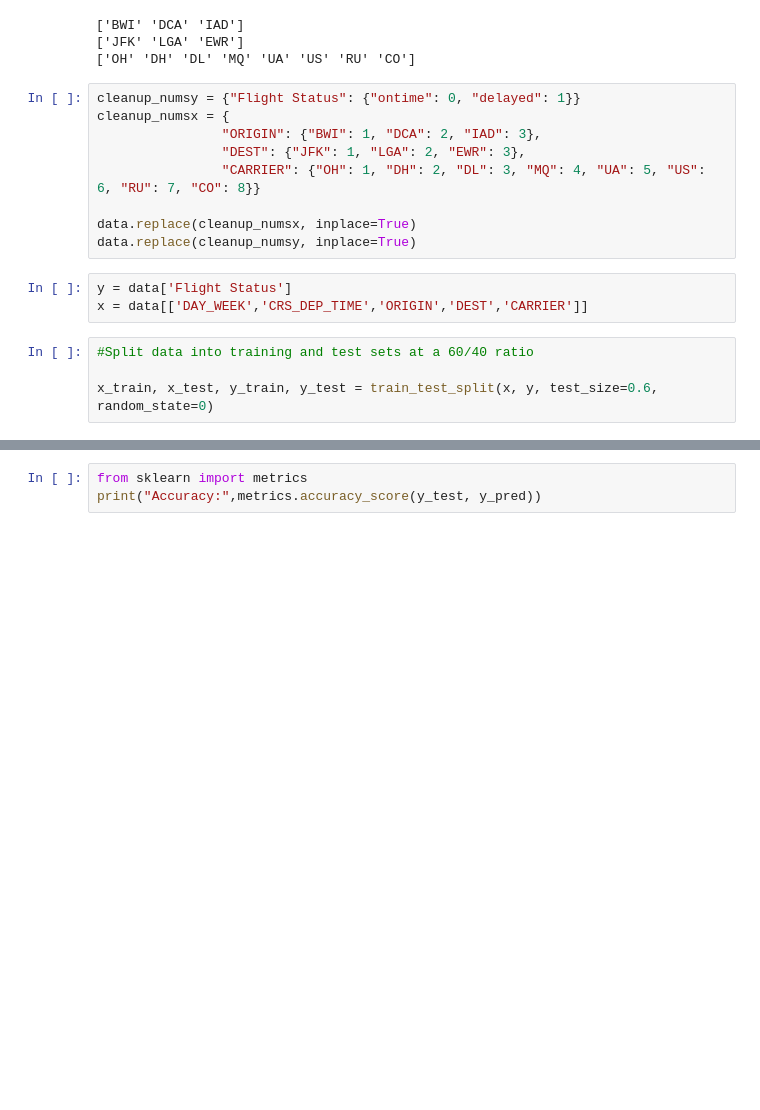
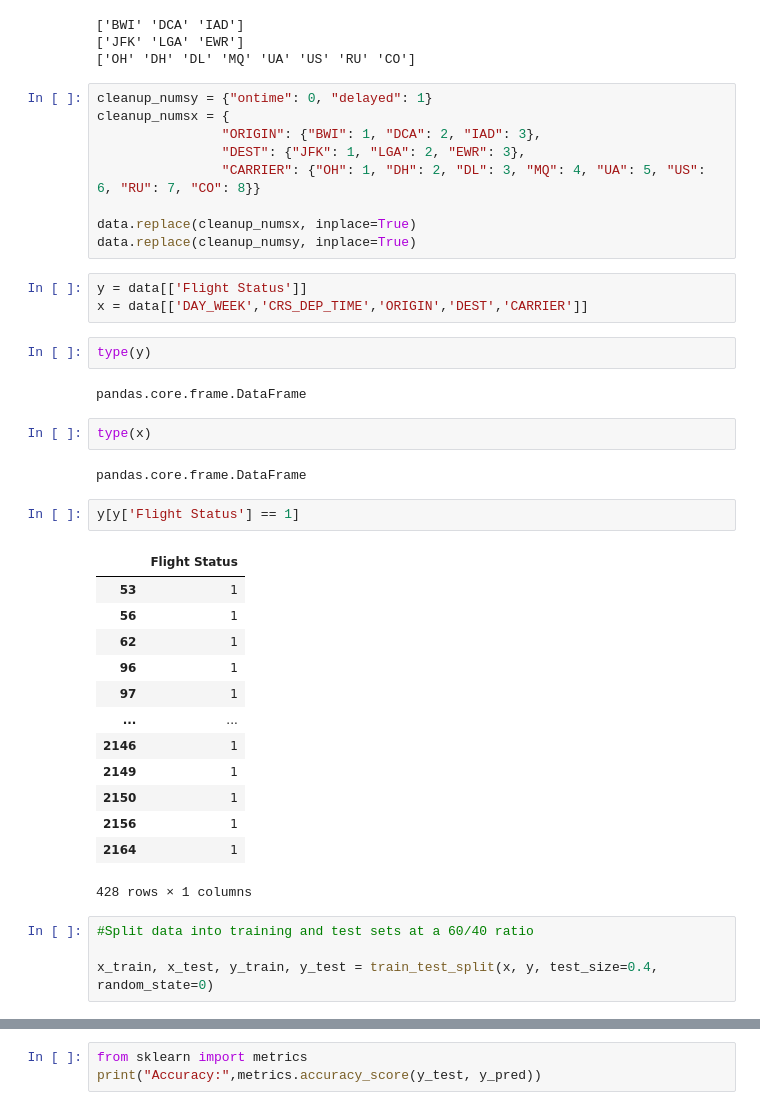
Before and after one commit to ErkCurley/Eric_ML, a Jupyter notebook: Assignment 3/Assignment 3.ipynb, the cells around one changed output, grey strips where cells are left out. Saved outputs shown, nothing was run; the diff lists cells and outputs as text; blank space fills up the shorter version.

```diff
--- a/Assignment 3/Assignment 3.ipynb
+++ b/Assignment 3/Assignment 3.ipynb
@@ -131,7 +132,7 @@ print(x['CARRIER'].unique())
 ['JFK' 'LGA' 'EWR']
 ['OH' 'DH' 'DL' 'MQ' 'UA' 'US' 'RU' 'CO']
 # %%
-cleanup_numsy = {"Flight Status": {"ontime": 0, "delayed": 1}}
+cleanup_numsy = {"ontime": 0, "delayed": 1}
 cleanup_numsx = {
                 "ORIGIN": {"BWI": 1, "DCA": 2, "IAD": 3},
                 "DEST": {"JFK": 1, "LGA": 2, "EWR": 3},
@@ -140,9 +141,33 @@ cleanup_numsx = {
 data.replace(cleanup_numsx, inplace=True)
 data.replace(cleanup_numsy, inplace=True)
 # %%
-y = data['Flight Status']
+y = data[['Flight Status']]
 x = data[['DAY_WEEK','CRS_DEP_TIME','ORIGIN','DEST','CARRIER']]
+# %%
+type(y)
+# %% [output]
+pandas.core.frame.DataFrame
+# %%
+type(x)
+# %% [output]
+pandas.core.frame.DataFrame
+# %%
+y[y['Flight Status'] == 1]
+# %% [output]
+|  | Flight Status |
+| 53 | 1 |
+| 56 | 1 |
+| 62 | 1 |
+| 96 | 1 |
+| 97 | 1 |
+| ... | ... |
+| 2146 | 1 |
+| 2149 | 1 |
+| 2150 | 1 |
+| 2156 | 1 |
+| 2164 | 1 |
+428 rows × 1 columns
 # %%
 #Split data into training and test sets at a 60/40 ratio
 
-x_train, x_test, y_train, y_test = train_test_split(x, y, test_size=0.6, random_state=0)
+x_train, x_test, y_train, y_test = train_test_split(x, y, test_size=0.4, random_state=0)
```
Also changed, not shown: parts of 16 cells of this notebook.
